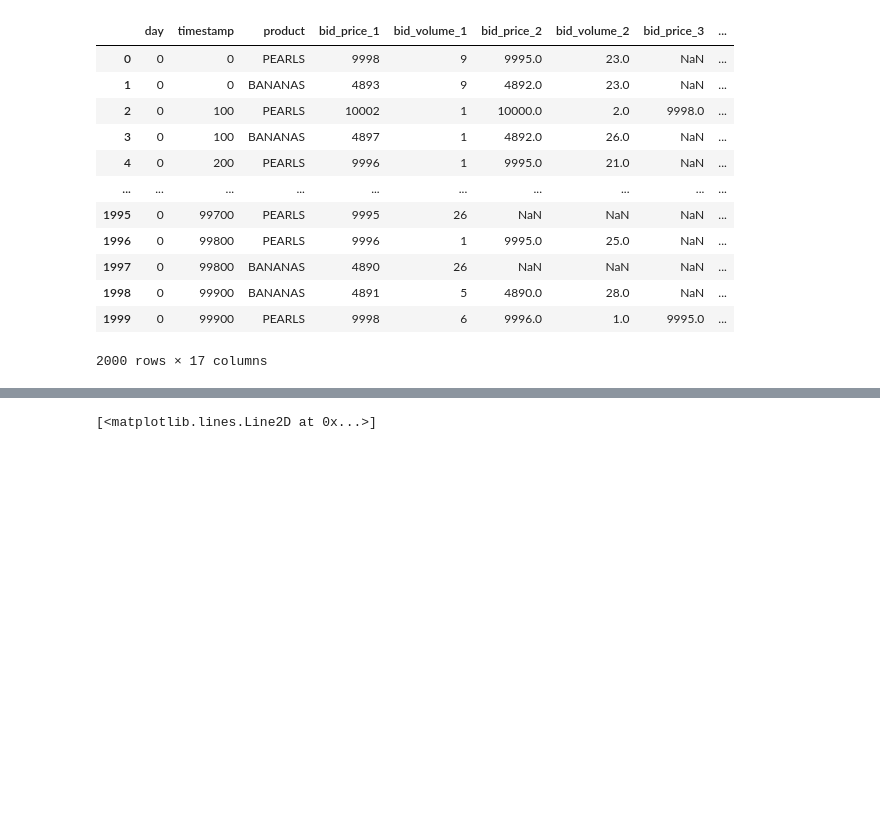
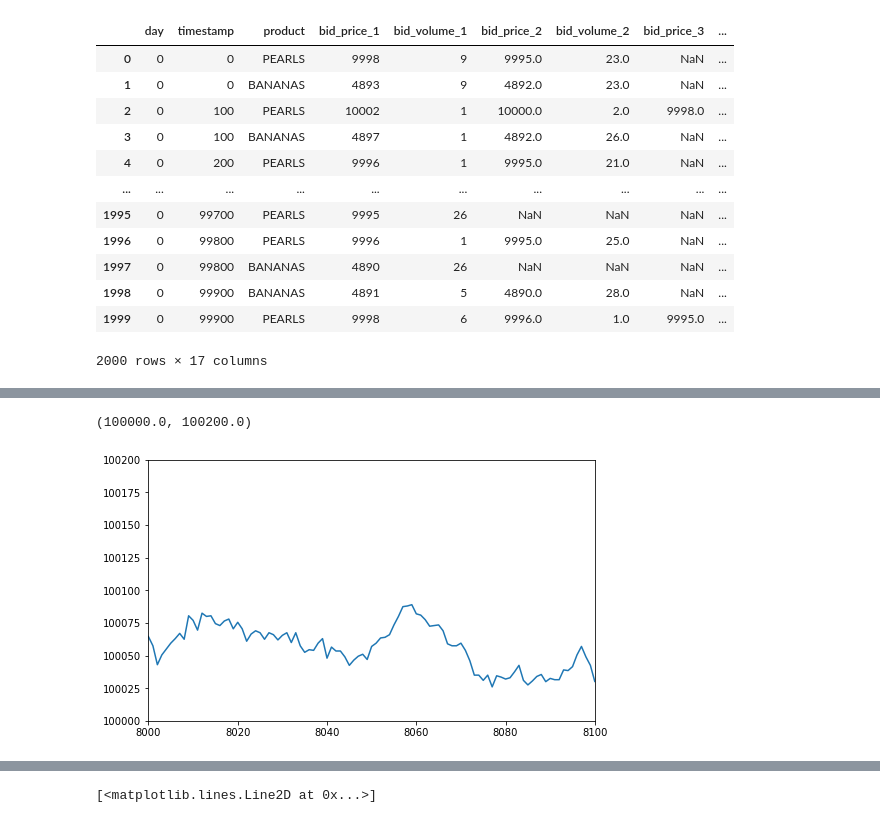
Before and after one commit to MichalOkon/imc_prosperity, a Jupyter notebook: testing.ipynb, the cells around one changed output, grey strips where cells are left out. Saved outputs shown, nothing was run; the diff lists cells and outputs as text; code cells hidden in the pictures; blank space fills up the shorter version.

```diff
--- a/testing.ipynb
+++ b/testing.ipynb
@@ -336,0 +348,7 @@ data
+# %%
+plt.plot(dvg)
+plt.xlim(8000, 8100)
+plt.ylim(100000, 100200)
+# %% [output]
+(100000.0, 100200.0)
+[figure, added]
```
Also changed, not shown: parts of 9 cells of this notebook, 4 other files.
